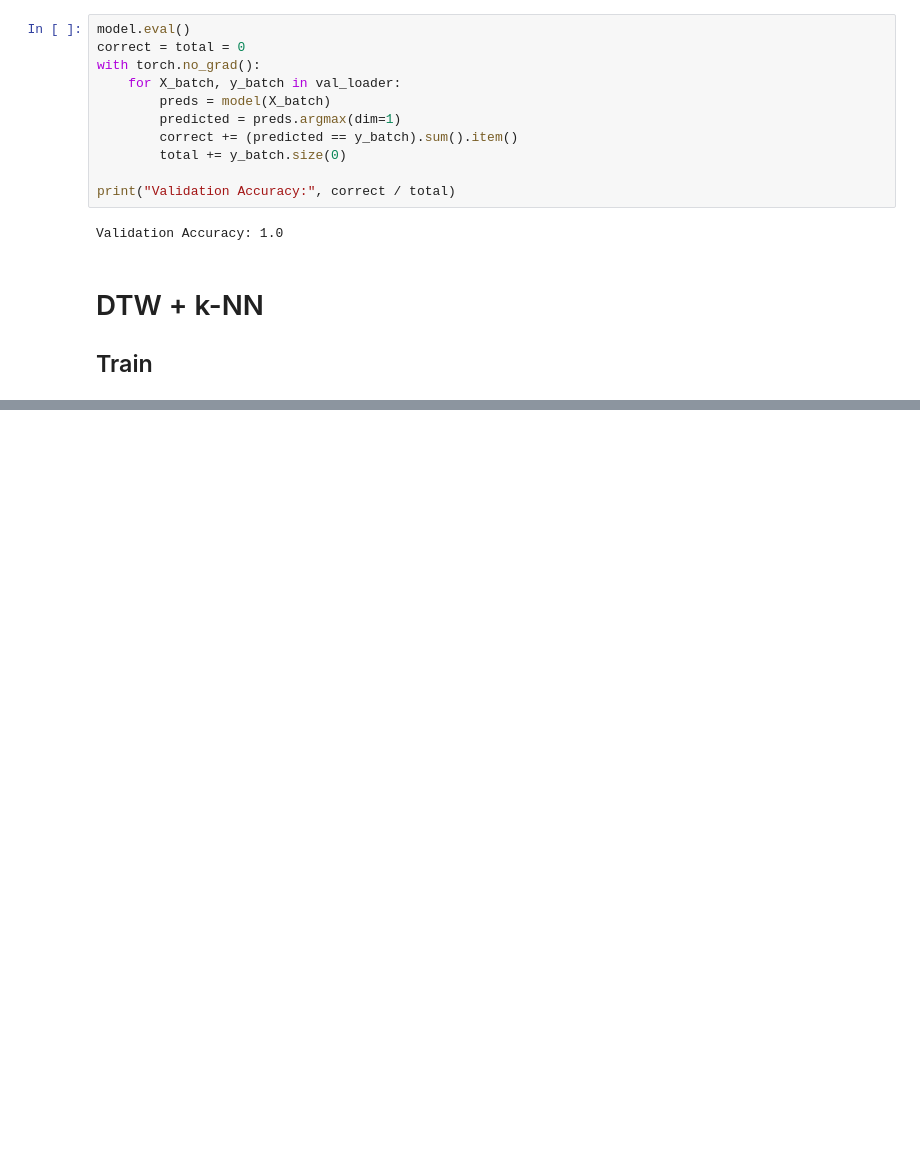
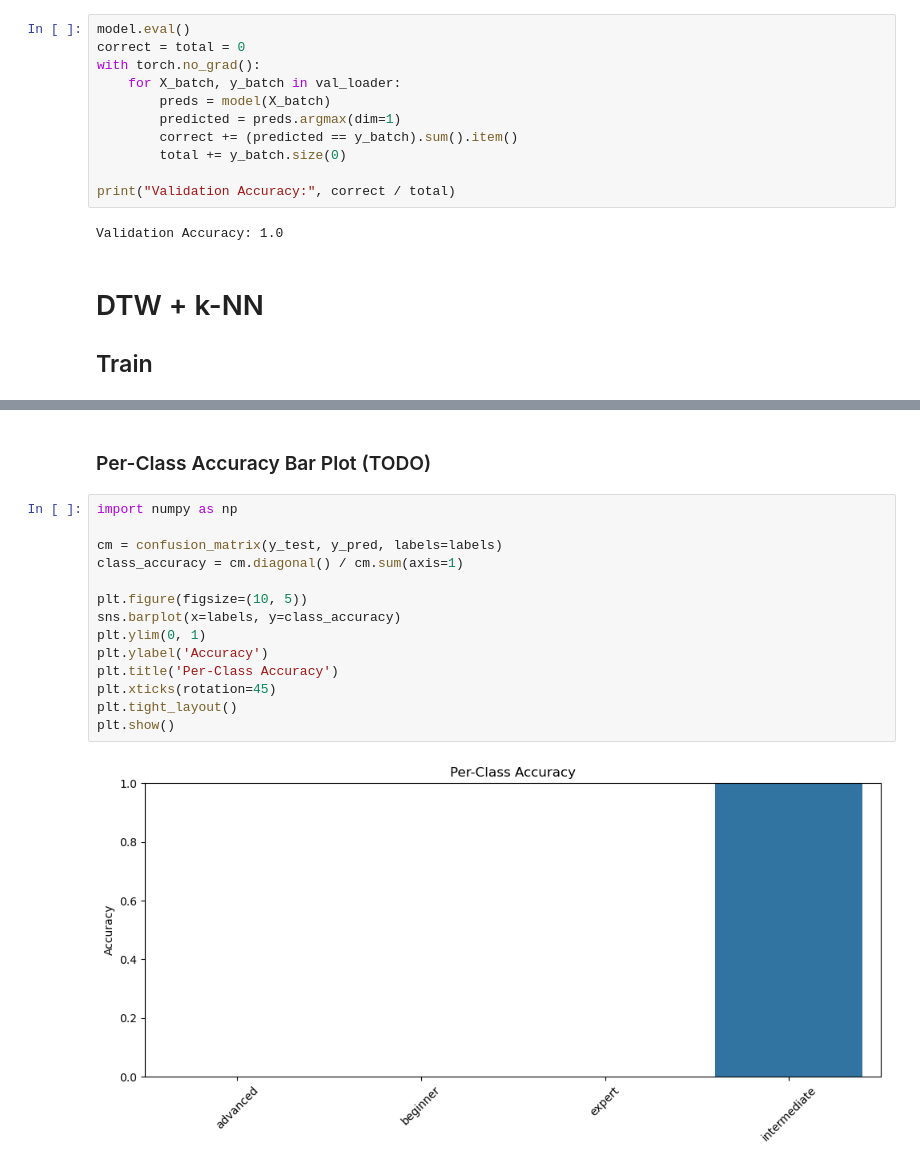
Before and after one commit to yoinker57/pracownia-problemowa, a Jupyter notebook: models/models.ipynb, the cells around one changed output, grey strips where cells are left out. Saved outputs shown, nothing was run; the diff lists cells and outputs as text; blank space fills up the shorter version.

```diff
--- a/models/models.ipynb
+++ b/models/models.ipynb
@@ -450,0 +463,18 @@ ValueError: One of the input time series contains only nans or has zero length.
+# %% [markdown]
+### Per-Class Accuracy Bar Plot (TODO)
+# %%
+import numpy as np
+
+cm = confusion_matrix(y_test, y_pred, labels=labels)
+class_accuracy = cm.diagonal() / cm.sum(axis=1)
+
+plt.figure(figsize=(10, 5))
+sns.barplot(x=labels, y=class_accuracy)
+plt.ylim(0, 1)
+plt.ylabel('Accuracy')
+plt.title('Per-Class Accuracy')
+plt.xticks(rotation=45)
+plt.tight_layout()
+plt.show()
+# %% [output]
+[figure, added]
```
Also changed, not shown: parts of 13 cells of this notebook, 3 other files.
